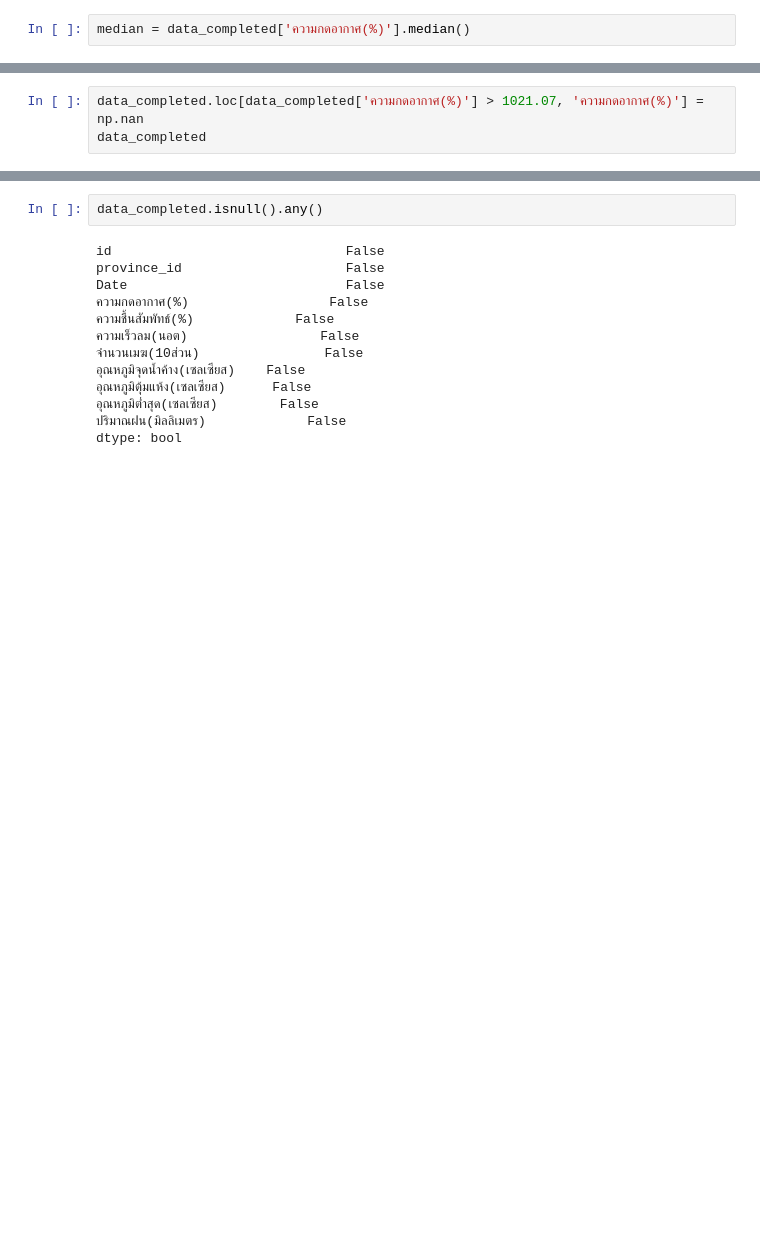
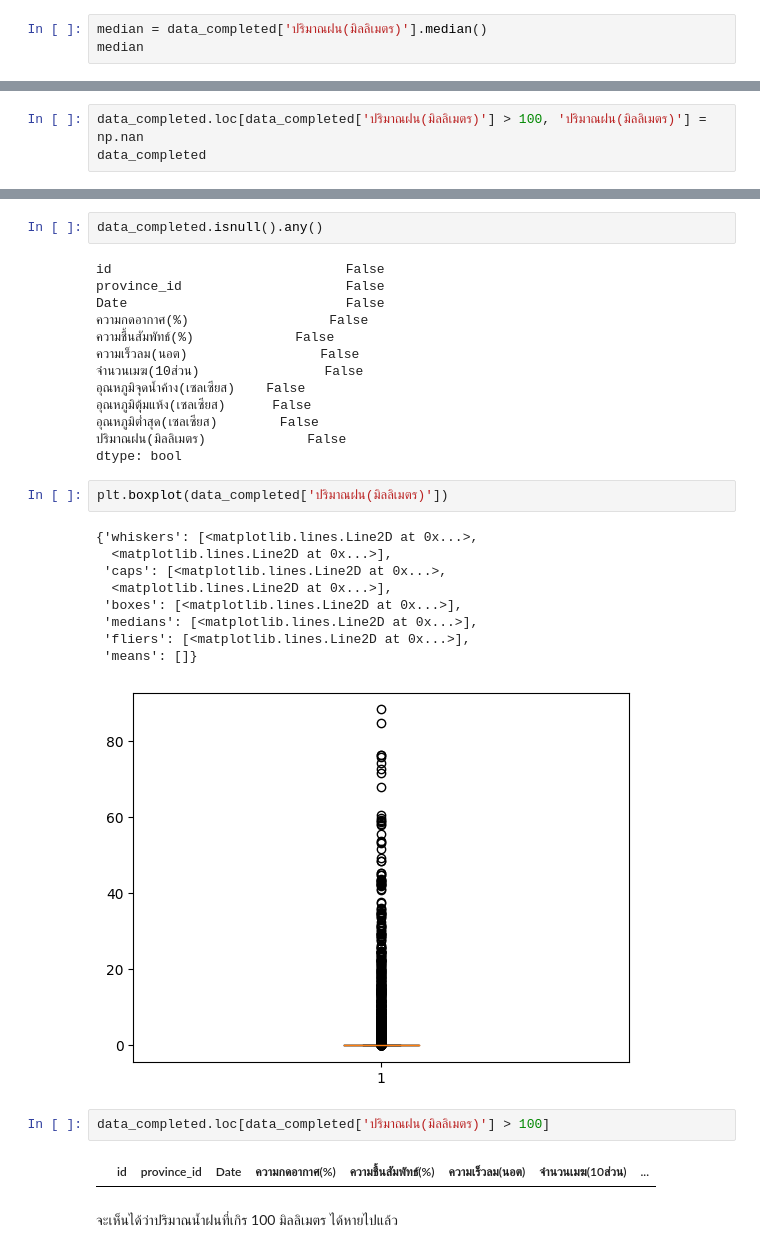
Before and after one commit to Tonry12/data_science_bootcamp_8_tonnaw, a Jupyter notebook: lo.ipynb, the cells around one changed output, grey strips where cells are left out. Cells and saved outputs as stored; diff of their text form; blank space fills up the shorter version.

```diff
--- a/lo.ipynb
+++ b/lo.ipynb
@@ -1772,2 +1761,3 @@ out_press = data_completed[data_completed['ความกดอากาศ(%)'
 # %%
-median = data_completed['ความกดอากาศ(%)'].median()
+median = data_completed['ปริมาณฝน(มิลลิเมตร)'].median()
+median
@@ -1790,3 +1765,0 @@ data_completed.loc[data_completed['ความกดอากาศ(%)'] > 1021
-# %%
-data_completed.loc[data_completed['ความกดอากาศ(%)'] > 1021.07, 'ความกดอากาศ(%)'] = np.nan
-data_completed
@@ -1806,0 +1772,3 @@ data_completed
+# %%
+data_completed.loc[data_completed['ปริมาณฝน(มิลลิเมตร)'] > 100, 'ปริมาณฝน(มิลลิเมตร)'] = np.nan
+data_completed
@@ -1836,3 +1818,21 @@ Date                            False
 อุณหภูมิต่ำสุด(เซลเซียส)        False
 ปริมาณฝน(มิลลิเมตร)             False
 dtype: bool
+# %%
+plt.boxplot(data_completed['ปริมาณฝน(มิลลิเมตร)'])
+# %% [output]
+{'whiskers': [<matplotlib.lines.Line2D at 0x...>,
+  <matplotlib.lines.Line2D at 0x...>],
+ 'caps': [<matplotlib.lines.Line2D at 0x...>,
+  <matplotlib.lines.Line2D at 0x...>],
+ 'boxes': [<matplotlib.lines.Line2D at 0x...>],
+ 'medians': [<matplotlib.lines.Line2D at 0x...>],
+ 'fliers': [<matplotlib.lines.Line2D at 0x...>],
+ 'means': []}
+[figure, added]
+# %%
+data_completed.loc[data_completed['ปริมาณฝน(มิลลิเมตร)'] > 100]
+# %% [output]
+|  | id | province_id | Date | ความกดอากาศ(%) | ความชื้นสัมพัทธ์(%) | ความเร็วลม(นอต) | จำนวนเมฆ(10ส่วน) | ... |
+# %% [markdown]
+จะเห็นได้ว่าปริมาณน้ำฝนที่เกิร 100 มิลลิเมตร ได้หายไปแล้ว
```
Also changed, not shown: parts of 41 cells of this notebook.
